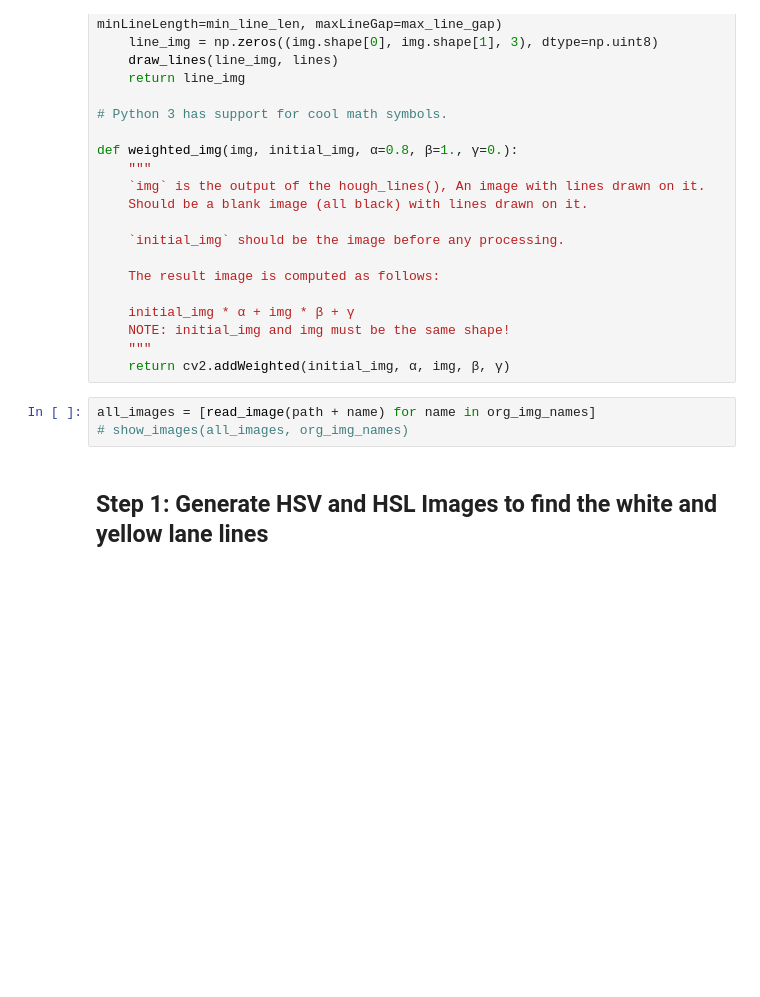
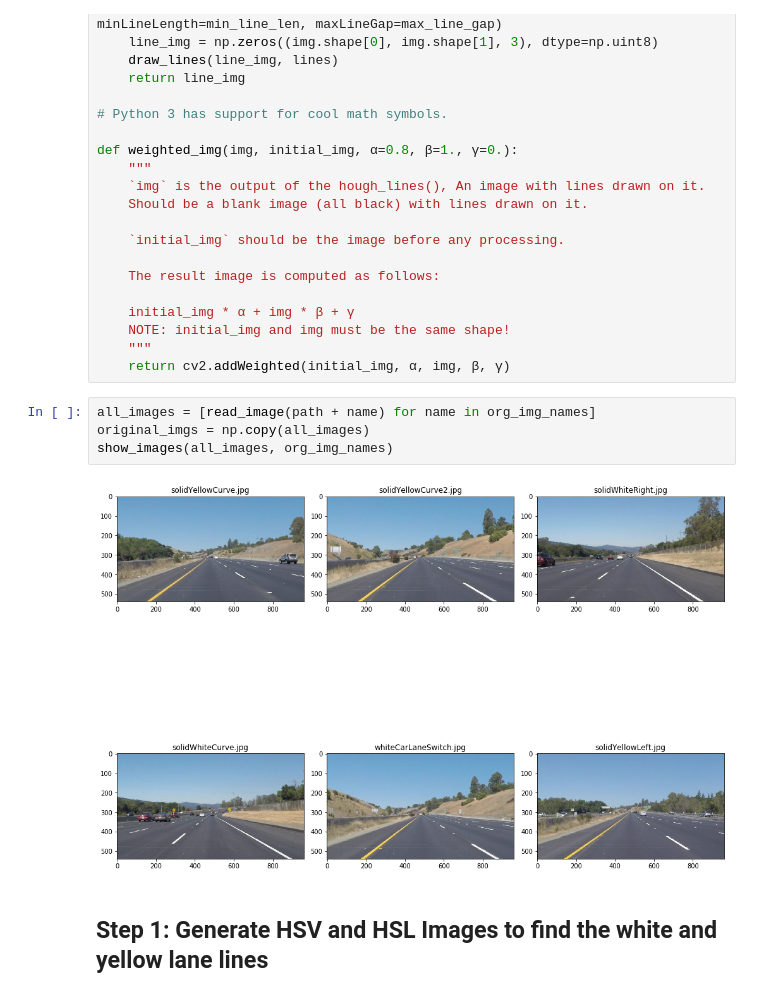
Before and after one commit to aliasaswad/CarND-LaneLines-P1, a Jupyter notebook: P1.ipynb, the cells around one changed output. Drawn from its saved outputs; the diff is of its cells as text; blank space fills up the shorter version.

```diff
--- a/P1.ipynb
+++ b/P1.ipynb
@@ -243,7 +243,10 @@ def weighted_img(img, initial_img, α=0.8, β=1., γ=0.):
     return cv2.addWeighted(initial_img, α, img, β, γ)
 # %%
 all_images = [read_image(path + name) for name in org_img_names]
-# show_images(all_images, org_img_names)
+original_imgs = np.copy(all_images)
+show_images(all_images, org_img_names)
+# %% [output]
+[figure, added]
 # %% [markdown]
 ## Step 1: Generate HSV and HSL Images to find the white and yellow lane lines
 # %%
```
Also changed, not shown: parts of 2 cells of this notebook.
